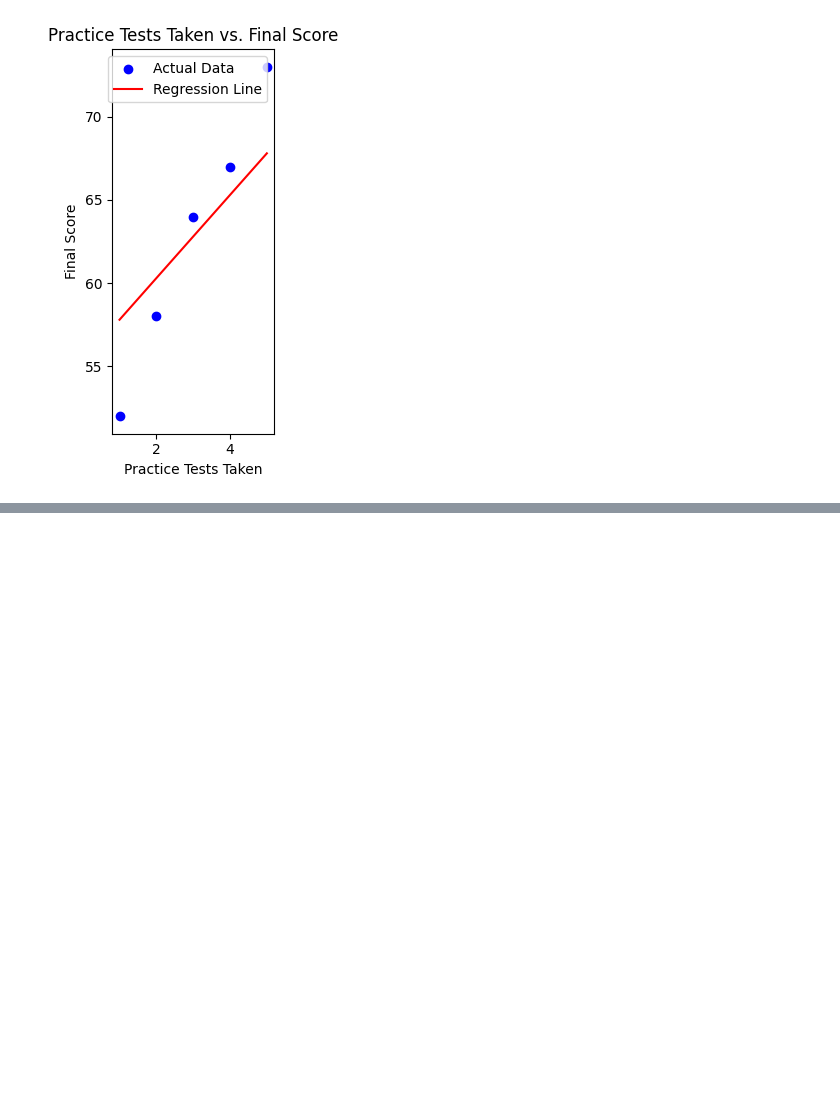
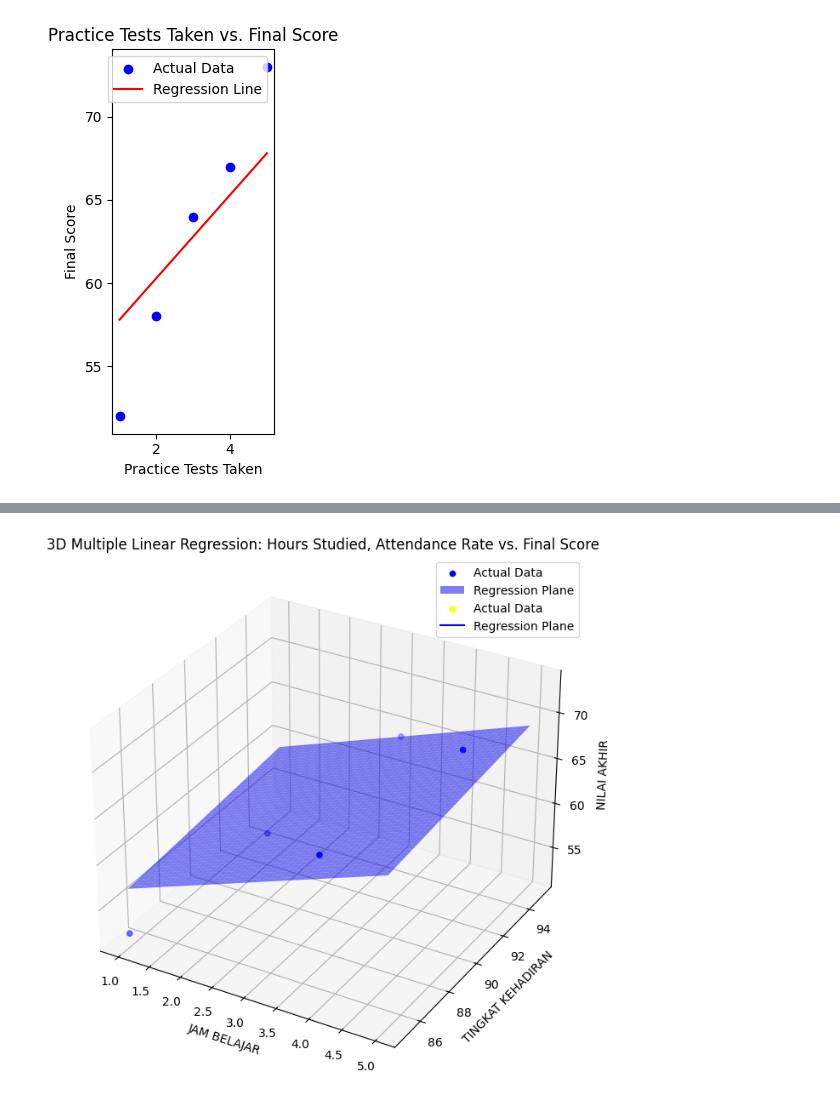
Before and after one commit to harrisariefkamis/PROJECT-DATA-SCIENTIST, a Jupyter notebook: CASE_STUDY_MODEL_REGRESI_LINEAR.ipynb, the cells around one changed output, grey strips where cells are left out. Cells and saved outputs as stored; diff of their text form; code cells hidden in the pictures; blank space fills up the shorter version.

Commit message:
Model Regresi liear-Berganda

```diff
--- a/CASE_STUDY_MODEL_REGRESI_LINEAR.ipynb
+++ b/CASE_STUDY_MODEL_REGRESI_LINEAR.ipynb
@@ -157,0 +163,48 @@ plt.show()
+# %%
+from mpl_toolkits.mplot3d import Axes3D
+
+# Create a meshgrid for Hours_Studied and Attendance_Rate
+hours_surf = np.linspace(df['Hours_Studied'].min(), df['Hours_Studied'].max(), 50)
+attendance_surf = np.linspace(df['Attendance_Rate'].min(), df['Attendance_Rate'].max(), 50)
+hours_surf, attendance_surf = np.meshgrid(hours_surf, attendance_surf)
+
+# Prepare data for prediction on the surface
+# Hold 'Practice_Tests_Taken' constant at its mean value
+practice_tests_constant = np.full(hours_surf.shape, df['Practice_Tests_Taken'].mean())
+
+surface_data = pd.DataFrame({
+    'Hours_Studied': hours_surf.ravel(),
+    'Attendance_Rate': attendance_surf.ravel(),
+    'Practice_Tests_Taken': practice_tests_constant.ravel()
+})
+
+# Predict the Final_Score for the surface
+final_score_surf = model.predict(surface_data).reshape(hours_surf.shape)
+
+# Create the 3D plot
+fig = plt.figure(figsize=(10, 8))
+ax = fig.add_subplot(111, projection='3d')
+
+# Plot the actual data points
+ax.scatter(df['Hours_Studied'], df['Attendance_Rate'], df['Final_Score'],
+           color='blue', label='Actual Data')
+
+# Plot the regression plane
+ax.plot_surface(hours_surf, attendance_surf, final_score_surf,
+                alpha=0.5, color='blue', label='Regression Plane')
+
+# Set labels and title
+ax.set_xlabel('JAM BELAJAR')
+ax.set_ylabel('TINGKAT KEHADIRAN')
+ax.set_zlabel('NILAI AKHIR')
+ax.set_title('3D Multiple Linear Regression: Hours Studied, Attendance Rate vs. Final Score')
+
+# Workaround for custom legend in 3D plots
+# Create dummy scatter and plot for legend entries
+ax.scatter([], [], [], color='Yellow', label='Actual Data')
+ax.plot([], [], [], color='blue', label='Regression Plane')
+ax.legend()
+
+plt.show()
+# %% [output]
+[figure, added]
```
Also changed, not shown: parts of 1 cell of this notebook.
